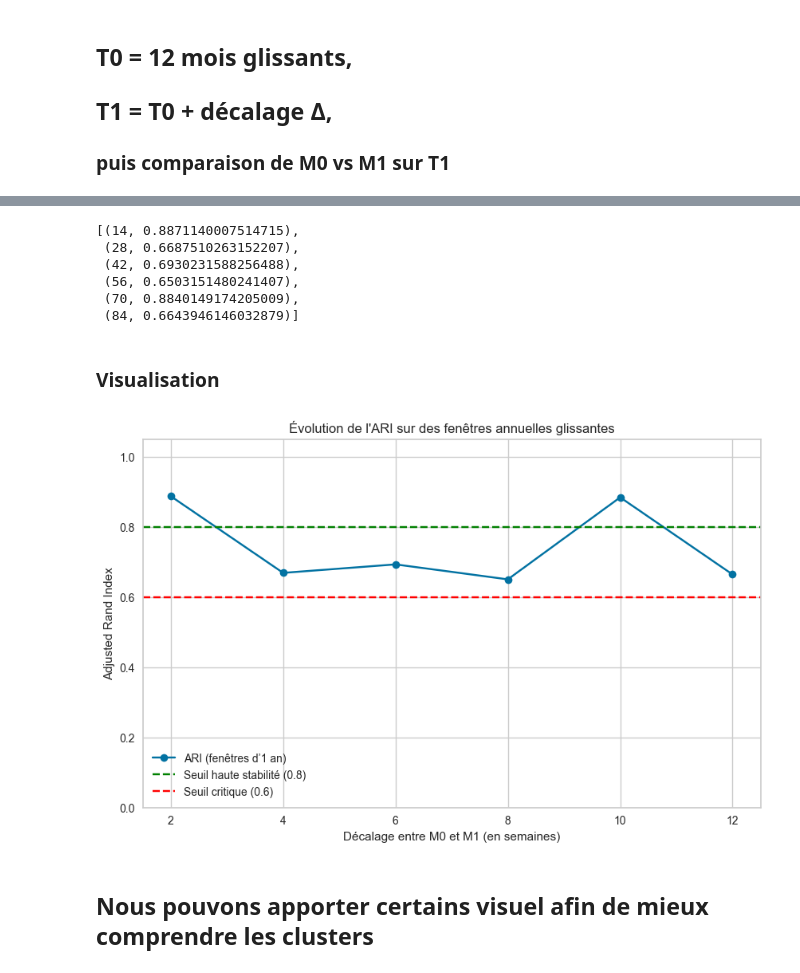
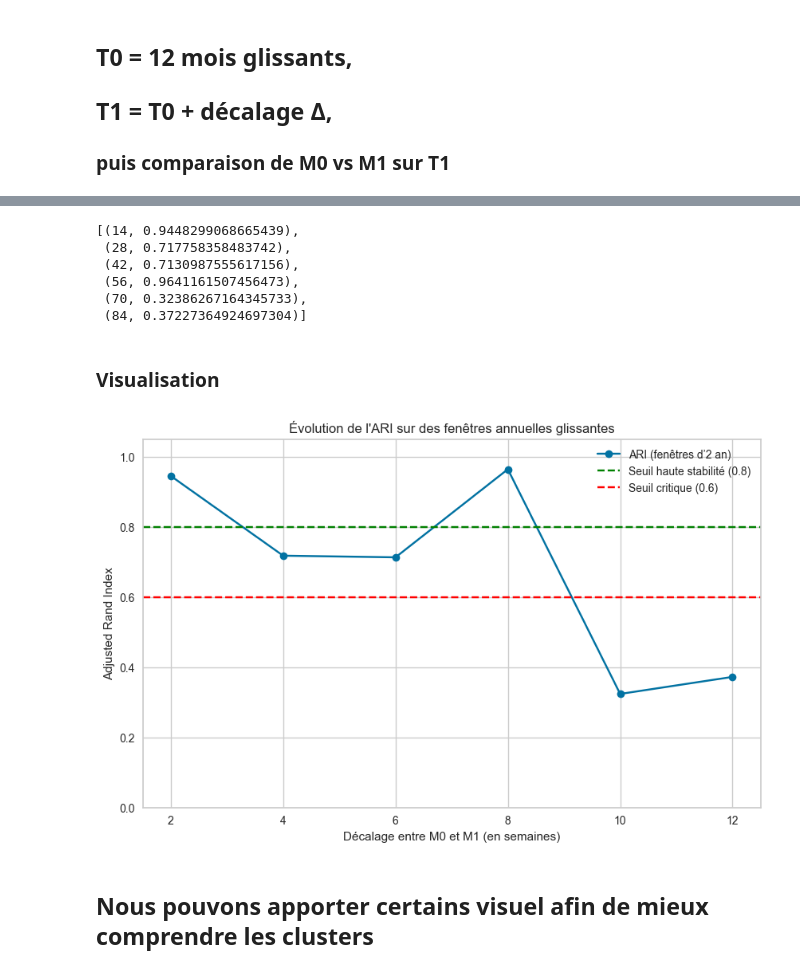
Before and after one commit to TheoChastrePradat/OC_DataScientist_P5, a Jupyter notebook: Projet_5/Script/segmentation_client.ipynb, the cells around one changed output, grey strips where cells are left out. Saved outputs shown, nothing was run; the diff lists cells and outputs as text; code cells hidden in the pictures.

Commit message:
ARI score updated

```diff
--- a/Projet_5/Script/segmentation_client.ipynb
+++ b/Projet_5/Script/segmentation_client.ipynb
@@ -777,11 +777,11 @@ print(f"🎯 Adjusted Rand Index (M0 vs M1 sur T1) : {ari:.3f}")
 # %%
 # Decalage de 2 mois
 
-t0_start = pd.to_datetime("2017-09-01")
-t0_end   = pd.to_datetime("2018-09-30")
+t0_start = pd.to_datetime("2016-09-01")
+t0_end   = pd.to_datetime("2017-09-30")
 
-t1_start = pd.to_datetime("2017-11-01")
-t1_end   = pd.to_datetime("2018-11-30")
+t1_start = pd.to_datetime("2016-11-01")
+t1_end   = pd.to_datetime("2017-11-30")
 
 # Jeux d'entraînement
 df_t0 = df_clients[
@@ -821,7 +821,7 @@ Clients T2 : (65521, 16)
 ## T1 : période de test
 ## Δ = décalage entre T0 et T1
 # %%
-date_max = pd.to_datetime("2018-10-17")
+date_max = pd.to_datetime("2017-10-17")
 features = ['recency', 'nb_orders', 'total_spent', 'avg_review_score',
             'avg_days_between_orders', 'payment_boleto', 'payment_credit_card',
             'payment_debit_card', 'payment_voucher', 'payment_not_defined']
@@ -842,7 +842,7 @@ for delta in delays:
     df_t1 = df_clients[(df_clients['last_order_date'] >= t1_start) & (df_clients['last_order_date'] <= t1_end)].copy()
 
     # Filtrer si trop peu de clients
-    if len(df_t0) < 500 or len(df_t1) < 300:
+    if len(df_t0) < 50 or len(df_t1) < 30:
         continue
 
     # Scaling
@@ -911,19 +911,19 @@ features = ['recency', 'nb_orders', 'total_spent', 'avg_review_score',
             'avg_days_between_orders', 'payment_boleto', 'payment_credit_card',
             'payment_debit_card', 'payment_voucher', 'payment_not_defined']
 
-# to_use = ['nb_orders', 'total_spent', 'avg_review_score', 'nb_payment_types']
+date_max = pd.to_datetime("2018-04-17")
 
 delays = list(range(14, 90+1, 14))  # Délais de 2 semaines à 3 mois
 ari_scores_year = []
 
 for delta in delays:
-    # Fenêtre T0 (12 mois terminant à date_max - delta)
+    # Fenêtre T0 (24 mois terminant à date_max - delta)
     t0_end = date_max - pd.Timedelta(days=delta)
-    t0_start = t0_end - pd.Timedelta(days=365)
+    t0_start = t0_end - pd.Timedelta(days=730)
 
-    # Fenêtre T1 (12 mois terminant à date_max)
+    # Fenêtre T1 (24 mois terminant à date_max)
     t1_end = date_max
-    t1_start = t1_end - pd.Timedelta(days=365)
+    t1_start = t1_end - pd.Timedelta(days=730)
 
     df_t0 = pd.read_sql_query(query.format(min_dt=t0_start, max_dt=t0_end), conn)
     df_t1 = pd.read_sql_query(query.format(min_dt=t1_start, max_dt=t1_end), conn)
@@ -1100,31 +1100,31 @@ dtype: int64
 # %%
 ari_scores_year
 # %% [output]
-[(14, 0.8871140007514715),
- (28, 0.6687510263152207),
- (42, 0.6930231588256488),
- (56, 0.6503151480241407),
- (70, 0.8840149174205009),
- (84, 0.6643946146032879)]
+[(14, 0.9448299068665439),
+ (28, 0.717758358483742),
+ (42, 0.7130987555617156),
+ (56, 0.9641161507456473),
+ (70, 0.32386267164345733),
+ (84, 0.37227364924697304)]
 # %% [markdown]
 ### Visualisation
 # %%
 x_vals = [d // 7 for d, _ in ari_scores_year]
 y_vals = [a for _, a in ari_scores_year]
 
 plt.figure(figsize=(10, 6))
-plt.plot(x_vals, y_vals, marker='o', label="ARI (fenêtres d’1 an)")
+plt.plot(x_vals, y_vals, marker='o', label="ARI (fenêtres d’2 an)")
 plt.axhline(0.8, color='green', linestyle='--', label='Seuil haute stabilité (0.8)')
 plt.axhline(0.6, color='red', linestyle='--', label='Seuil critique (0.6)')
 plt.title("Évolution de l'ARI sur des fenêtres annuelles glissantes")
 plt.xlabel("Décalage entre M0 et M1 (en semaines)")
 plt.ylabel("Adjusted Rand Index")
 plt.grid(True)
 plt.legend()
 plt.ylim(0, 1.05)
 plt.show()
 # %% [output]
-[figure, old version]
+[figure, new version]
 # %% [markdown]
 ## Nous pouvons apporter certains visuel afin de mieux comprendre les clusters
 # %%
```
Also changed, not shown: parts of 8 cells of this notebook.
